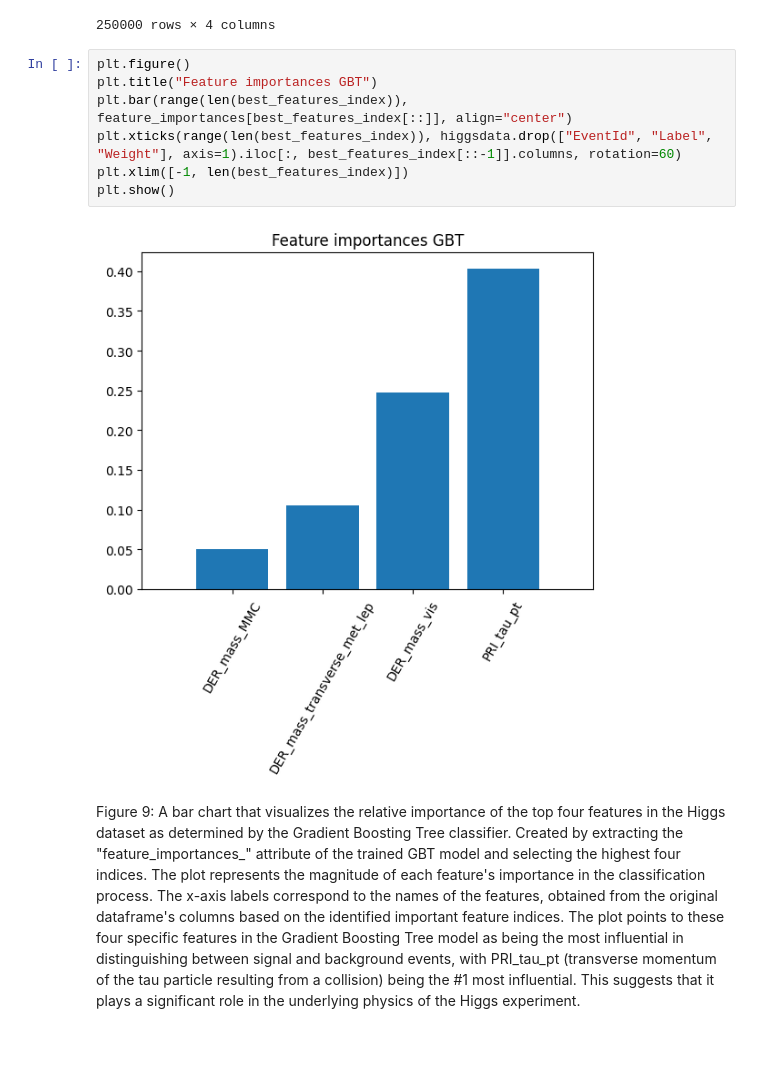
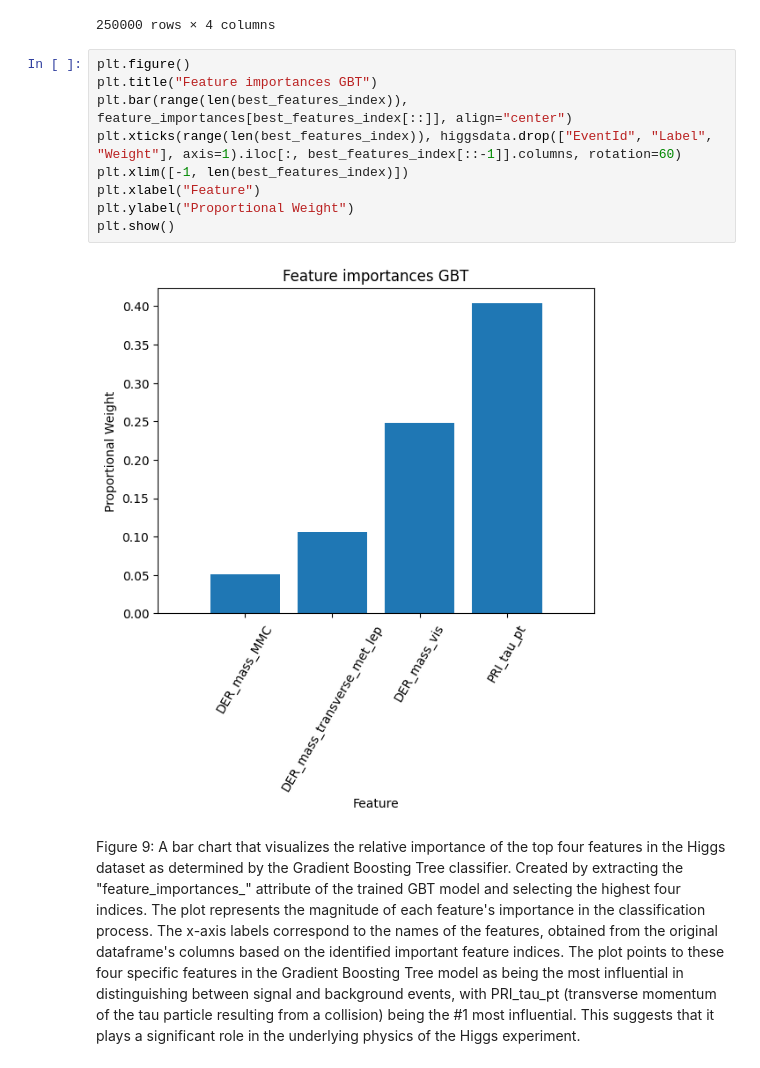
Before and after one commit to jarrodsb/DSPS_JBieber, a Jupyter notebook: HW8/higgsbosonSearch_Bieber_dsps25.ipynb, the cells around one changed output. Saved outputs shown, nothing was run; the diff lists cells and outputs as text.

```diff
--- a/HW8/higgsbosonSearch_Bieber_dsps25.ipynb
+++ b/HW8/higgsbosonSearch_Bieber_dsps25.ipynb
@@ -593,12 +594,14 @@ higgsdata.drop(["EventId", "Label", "Weight"], axis=1).iloc[:, best_features_ind
 # %%
 plt.figure()
 plt.title("Feature importances GBT")
 plt.bar(range(len(best_features_index)), feature_importances[best_features_index[::]], align="center")
 plt.xticks(range(len(best_features_index)), higgsdata.drop(["EventId", "Label", "Weight"], axis=1).iloc[:, best_features_index[::-1]].columns, rotation=60)
 plt.xlim([-1, len(best_features_index)])
+plt.xlabel("Feature")
+plt.ylabel("Proportional Weight")
 plt.show()
 # %% [output]
-[figure, old version]
+[figure, new version]
 # %% [markdown]
 Figure 9: A bar chart that visualizes the relative importance of the top four features in the Higgs dataset as determined by the Gradient Boosting Tree classifier. Created by extracting the "feature_importances_" attribute of the trained GBT model and selecting the highest four indices. The plot represents the magnitude of each feature's importance in the classification process. The x-axis labels correspond to the names of the features, obtained from the original dataframe's columns based on the identified important feature indices. The plot points to these four specific features in the Gradient Boosting Tree model as being the most influential in distinguishing between signal and background events, with PRI_tau_pt (transverse momentum of the tau particle  resulting from a collision) being the #1 most influential. This suggests that it plays a significant role in the underlying physics of the Higgs experiment.
 # %% [markdown]
```
Also changed, not shown: parts of 18 cells of this notebook.
